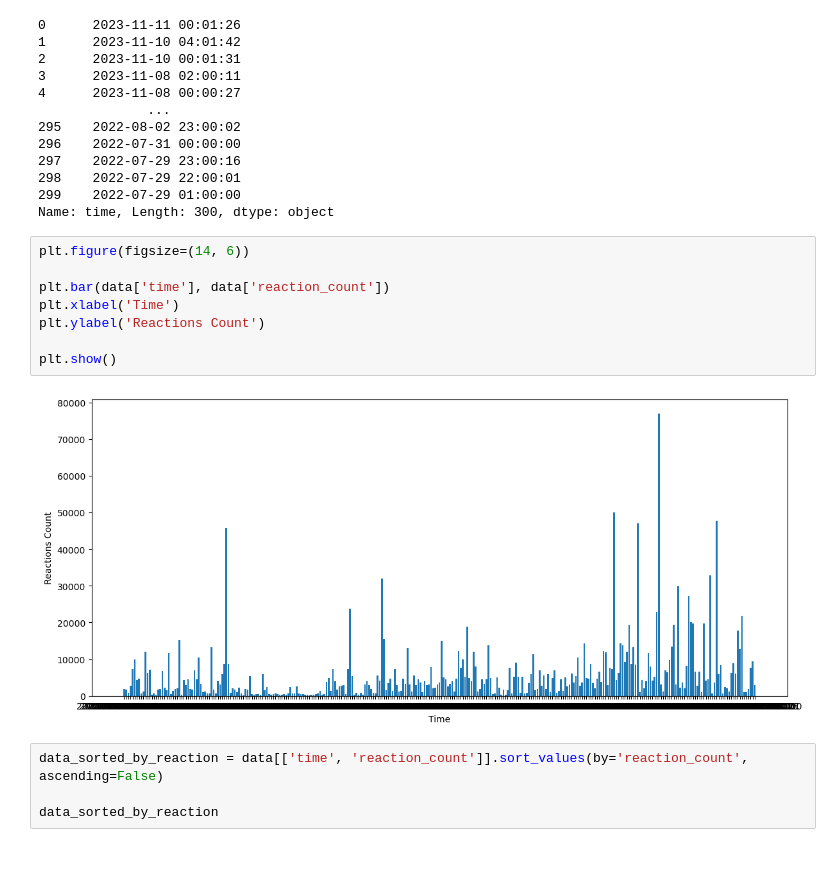
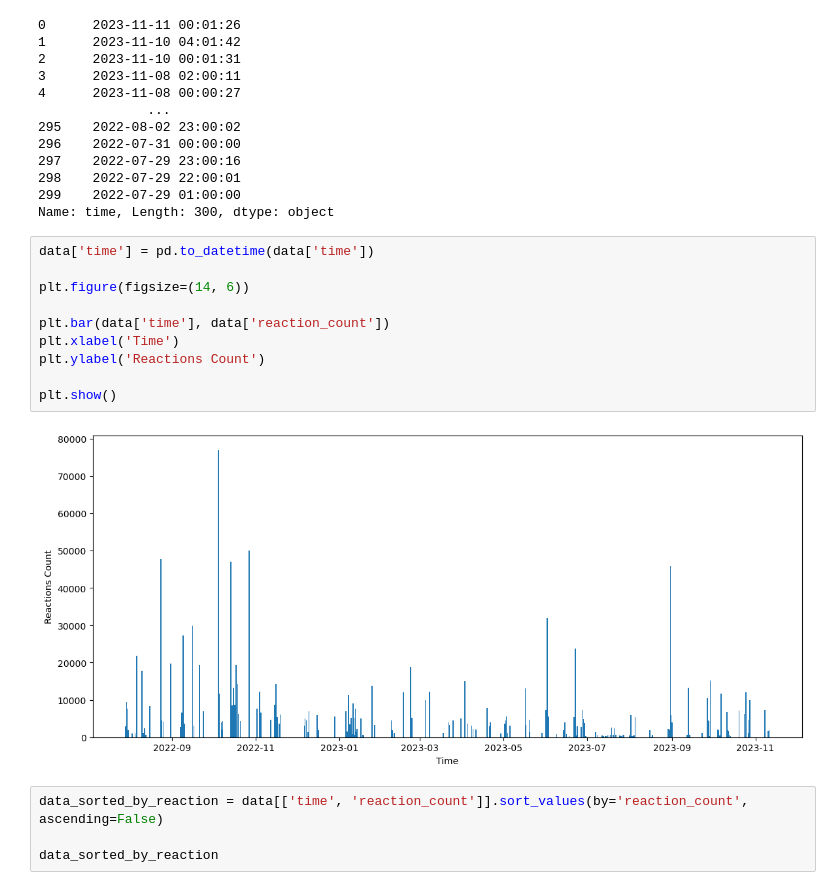
Before and after one commit to NguyenXuanHiep1709/Final-Project, a Jupyter notebook: Analyze_Data.ipynb, the cells around one changed output. Saved outputs shown, nothing was run; the diff lists cells and outputs as text; blank space fills up the shorter version.

Commit message:
Analyze_Data datetime

```diff
--- a/Analyze_Data.ipynb
+++ b/Analyze_Data.ipynb
@@ -231,15 +231,17 @@ data['time']
 299    2022-07-29 01:00:00
 Name: time, Length: 300, dtype: object
 # %%
+data['time'] = pd.to_datetime(data['time'])
+
 plt.figure(figsize=(14, 6))
 
 plt.bar(data['time'], data['reaction_count'])
 plt.xlabel('Time')
 plt.ylabel('Reactions Count')
 
 plt.show()
 # %% [output]
-[figure, old version]
+[figure, new version]
 # %%
 data_sorted_by_reaction = data[['time', 'reaction_count']].sort_values(by='reaction_count', ascending=False)
 
```
Also changed, not shown: parts of 1 cell of this notebook.
